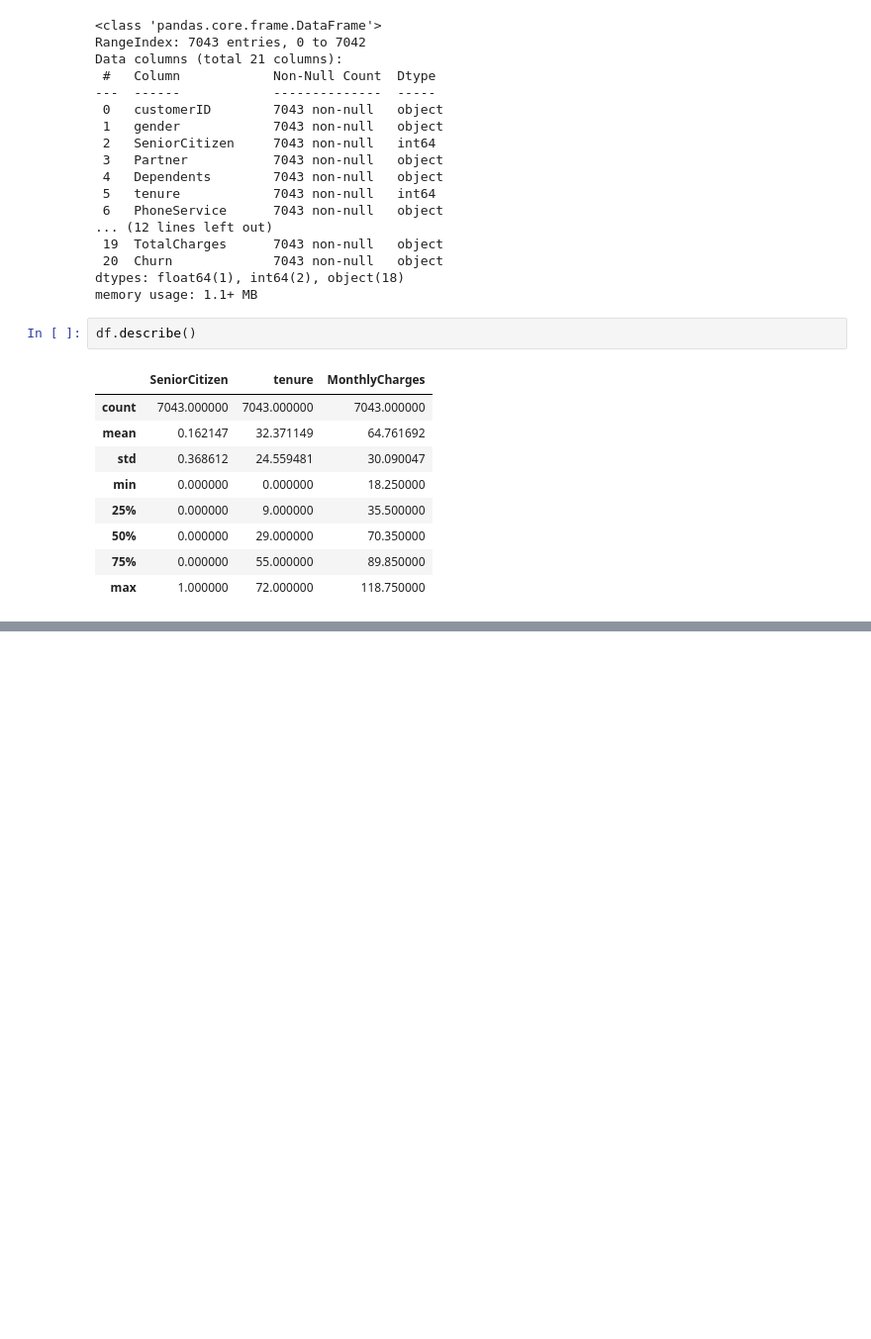
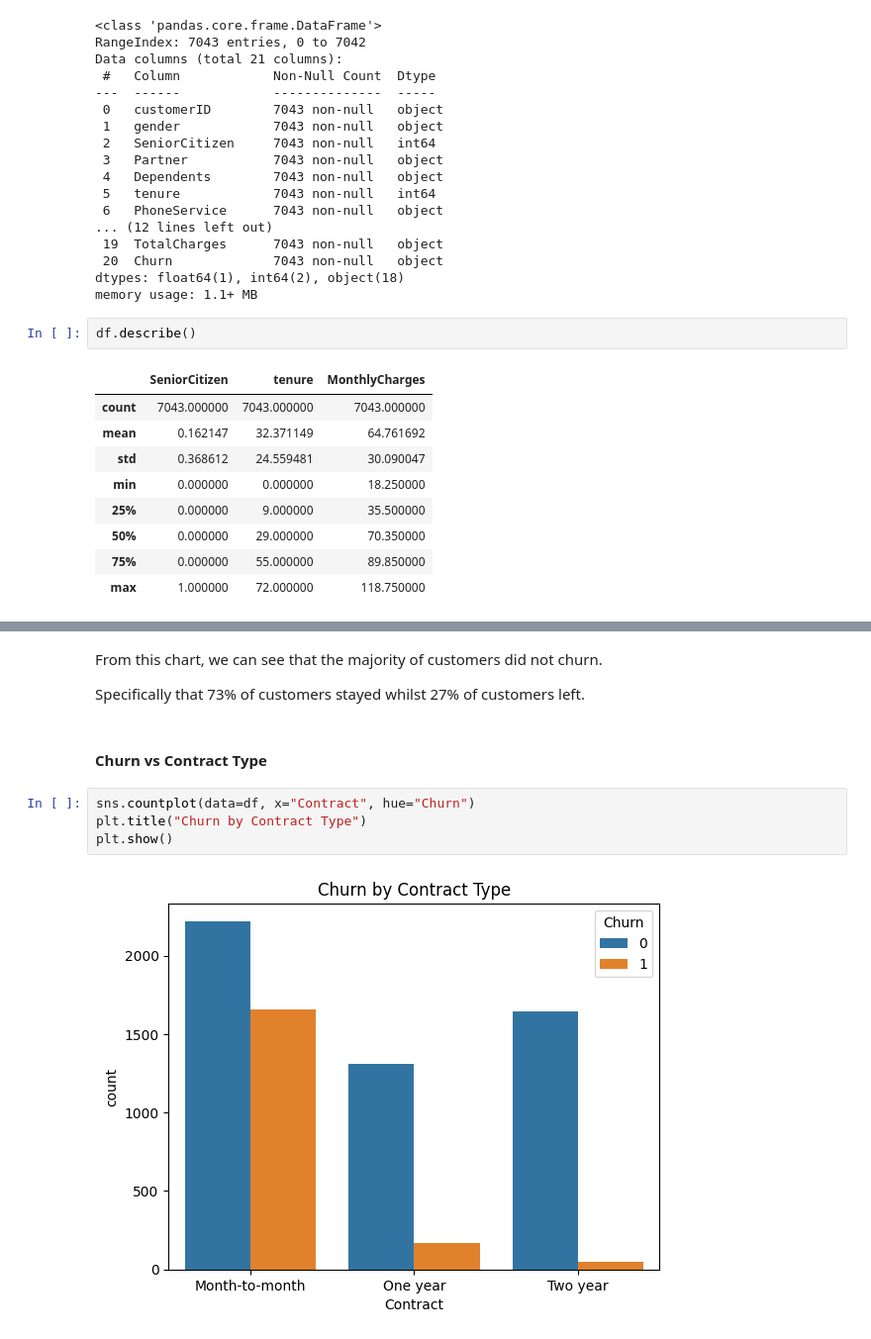
Before and after one commit to JuanSeguraA/customer-churn-prediction, a Jupyter notebook: churn_prediction.ipynb, the cells around one changed output, grey strips where cells are left out. Shown at 99% size. Drawn from its saved outputs; the diff is of its cells as text; blank space fills up the shorter version.

```diff
--- a/churn_prediction.ipynb
+++ b/churn_prediction.ipynb
@@ -104,0 +187,12 @@ df.head().T
+# %% [markdown]
+From this chart, we can see that the majority of customers did not churn.
+
+Specifically that 73% of customers stayed whilst 27% of customers left.
+# %% [markdown]
+#### Churn vs Contract Type
+# %%
+sns.countplot(data=df, x="Contract", hue="Churn")
+plt.title("Churn by Contract Type")
+plt.show()
+# %% [output]
+[figure, added]
```
Also changed, not shown: parts of 21 cells of this notebook.
